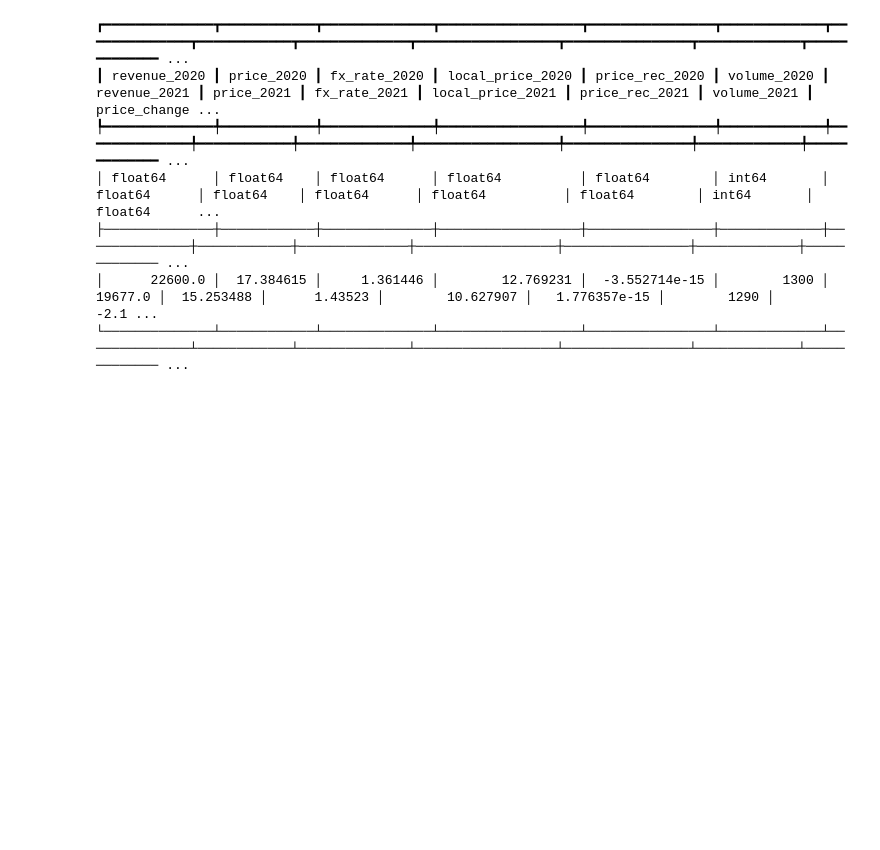
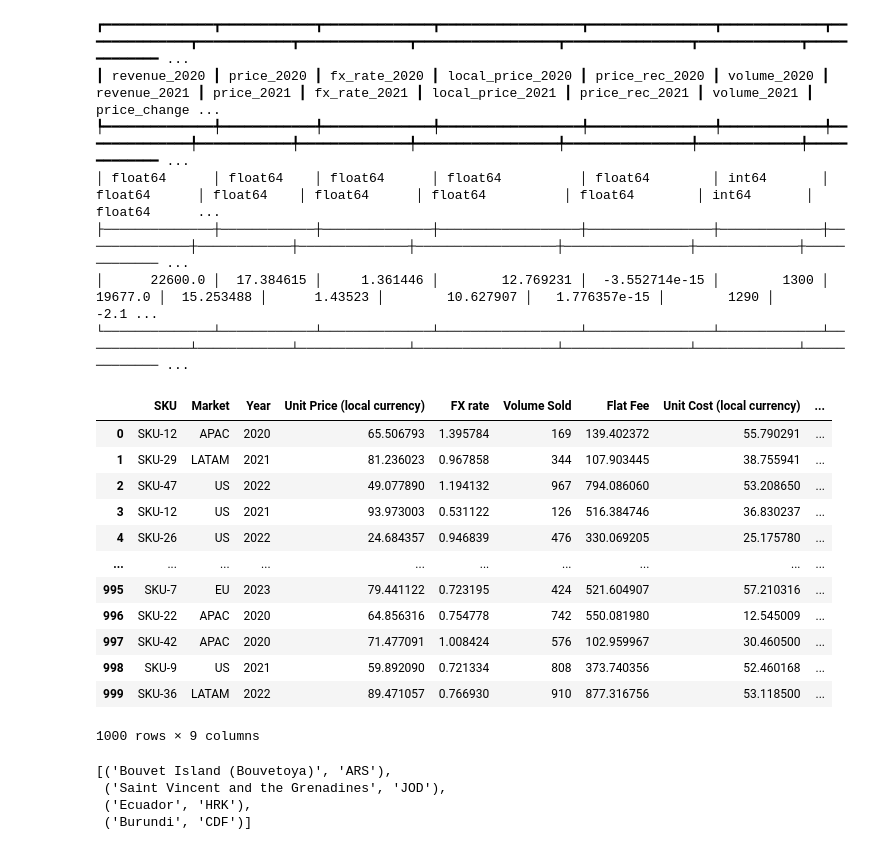
Before and after one commit to kamicollo/pvm, a Jupyter notebook: wip.ipynb, the cells around one changed output. Cells and saved outputs as stored; diff of their text form; code cells hidden in the pictures; blank space fills up the shorter version.

```diff
--- a/wip.ipynb
+++ b/wip.ipynb
@@ -117,3 +119,72 @@ p.calculate_effects()
 ├──────────────┼────────────┼──────────────┼──────────────────┼────────────────┼─────────────┼──────────────┼────────────┼──────────────┼──────────────────┼────────────────┼─────────────┼───────────── ...
 │      22600.0 │  17.384615 │     1.361446 │        12.769231 │  -3.552714e-15 │        1300 │      19677.0 │  15.253488 │      1.43523 │        10.627907 │   1.776357e-15 │        1290 │         -2.1 ...
 └──────────────┴────────────┴──────────────┴──────────────────┴────────────────┴─────────────┴──────────────┴────────────┴──────────────┴──────────────────┴────────────────┴─────────────┴───────────── ...
+# %%
+import numpy as np
+import pandas as pd
+
+# Parameters
+num_rows = 1000
+markets = ["US", "EU", "APAC", "LATAM"]
+years = [2020, 2021, 2022, 2023]
+skus = [f"SKU-{i}" for i in range(1, 51)]
+
+# Generate random data
+data = {
+    "SKU": np.random.choice(skus, num_rows),
+    "Market": np.random.choice(markets, num_rows),
+    "Year": np.random.choice(years, num_rows),
+    "Unit Price (local currency)": np.random.uniform(5, 100, num_rows),
+    "FX rate": np.random.uniform(0.5, 1.5, num_rows),
+    "Volume Sold": np.random.randint(10, 1000, num_rows),
+    "Flat Fee": np.random.uniform(100, 1000, num_rows),
+    "Unit Cost (local currency)": np.random.uniform(3, 70, num_rows),
+    "Cost FX rate": np.random.uniform(0.5, 1.5, num_rows),
+}
+
+# Create DataFrame
+df = pd.DataFrame(data)
+
+df
+# %% [output]
+|  | SKU | Market | Year | Unit Price (local currency) | FX rate | Volume Sold | Flat Fee | Unit Cost (local currency) | ... |
+| 0 | SKU-12 | APAC | 2020 | 65.506793 | 1.395784 | 169 | 139.402372 | 55.790291 | ... |
+| 1 | SKU-29 | LATAM | 2021 | 81.236023 | 0.967858 | 344 | 107.903445 | 38.755941 | ... |
+| 2 | SKU-47 | US | 2022 | 49.077890 | 1.194132 | 967 | 794.086060 | 53.208650 | ... |
+| 3 | SKU-12 | US | 2021 | 93.973003 | 0.531122 | 126 | 516.384746 | 36.830237 | ... |
+| 4 | SKU-26 | US | 2022 | 24.684357 | 0.946839 | 476 | 330.069205 | 25.175780 | ... |
+| ... | ... | ... | ... | ... | ... | ... | ... | ... | ... |
+| 995 | SKU-7 | EU | 2023 | 79.441122 | 0.723195 | 424 | 521.604907 | 57.210316 | ... |
+| 996 | SKU-22 | APAC | 2020 | 64.856316 | 0.754778 | 742 | 550.081980 | 12.545009 | ... |
+| 997 | SKU-42 | APAC | 2020 | 71.477091 | 1.008424 | 576 | 102.959967 | 30.460500 | ... |
+| 998 | SKU-9 | US | 2021 | 59.892090 | 0.721334 | 808 | 373.740356 | 52.460168 | ... |
+| 999 | SKU-36 | LATAM | 2022 | 89.471057 | 0.766930 | 910 | 877.316756 | 53.118500 | ... |
+1000 rows × 9 columns
+# %%
+import faker
+import numpy as np
+import polars as pl
+
+fake = faker.Faker()
+fake.seed_instance(42)
+fake.country()
+rng = np.random.default_rng(42)
+
+num_countries = 4
+num_products = 5
+num_customers = 10
+country_currencies = [(fake.country(), fake.currency_code()) for _ in range(num_countries)]
+fx_rates = {currency: rng.uniform(0.5, 1.5) for _, currency in country_currencies}
+
+skus = ["SKU" + str(i) for i in range(num_products)]
+base_prices = {sku: rng.uniform(5, 100) for sku in skus}
+base_margins = {sku: rng.uniform(0.6, 0.8) for sku in skus}
+
+customers = [fake.company() for _ in range(num_customers)]
+years = [2020, 2021, 2022, 2023]
+country_currencies
+# %% [output]
+[('Bouvet Island (Bouvetoya)', 'ARS'),
+ ('Saint Vincent and the Grenadines', 'JOD'),
+ ('Ecuador', 'HRK'),
+ ('Burundi', 'CDF')]
```
Also changed, not shown: parts of 3 cells of this notebook, 4 other files.
